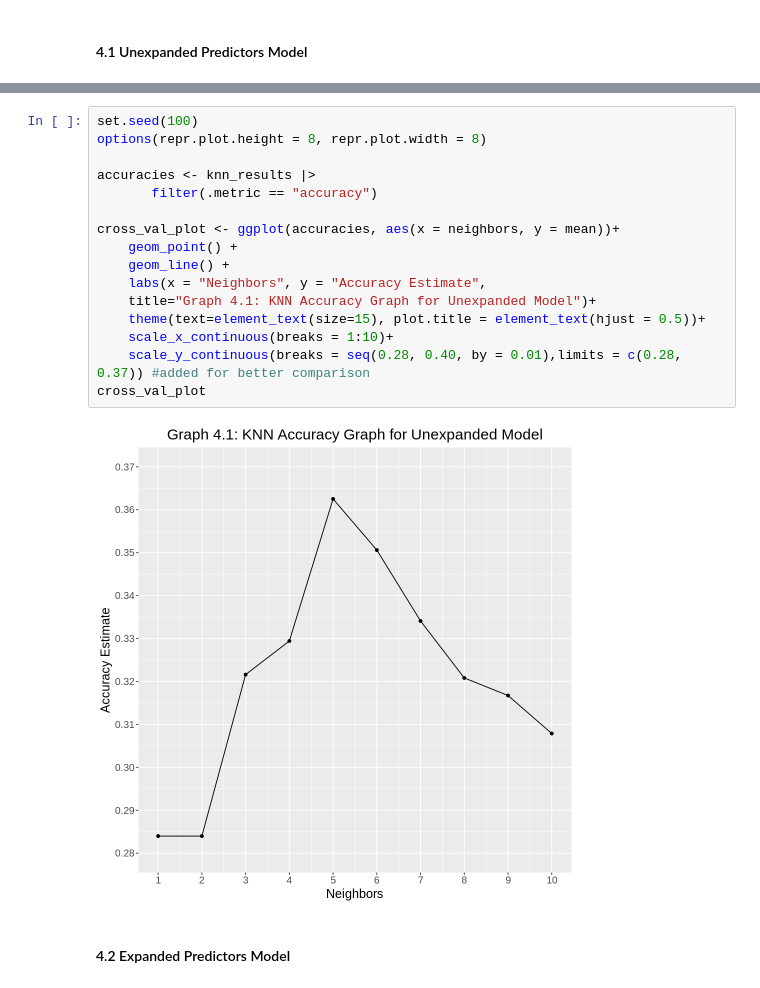
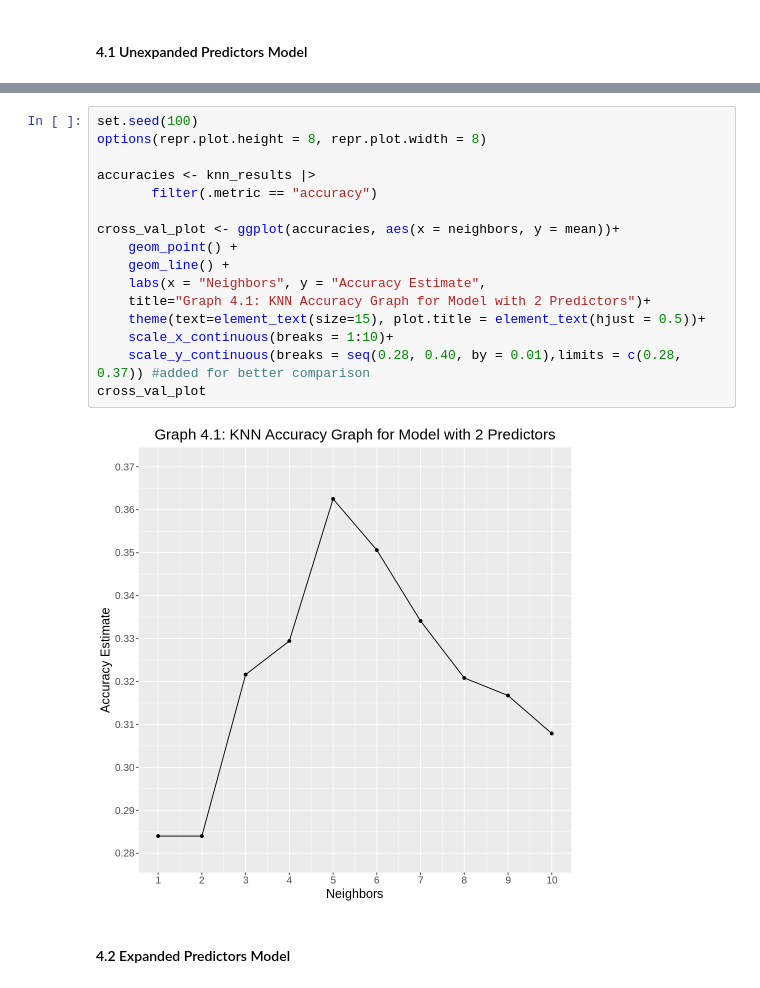
Before and after one commit to colinyee9935/DSCI100_Group_Project, a Jupyter notebook: Project Proposal version 0.0.1.ipynb, the cells around one changed output, grey strips where cells are left out. Cells and saved outputs as stored; diff of their text form.

```diff
--- a/Project Proposal version 0.0.1.ipynb
+++ b/Project Proposal version 0.0.1.ipynb
@@ -419,21 +404,21 @@ Table 4.1: Prediction Correctness of Unexpanded Model by Varying Neighbours
 # %%
 set.seed(100)
 options(repr.plot.height = 8, repr.plot.width = 8)
 
 accuracies <- knn_results |>
        filter(.metric == "accuracy")
 
 cross_val_plot <- ggplot(accuracies, aes(x = neighbors, y = mean))+
     geom_point() +
     geom_line() +
     labs(x = "Neighbors", y = "Accuracy Estimate",
-    title="Graph 4.1: KNN Accuracy Graph for Unexpanded Model")+
+    title="Graph 4.1: KNN Accuracy Graph for Model with 2 Predictors")+
     theme(text=element_text(size=15), plot.title = element_text(hjust = 0.5))+
     scale_x_continuous(breaks = 1:10)+
     scale_y_continuous(breaks = seq(0.28, 0.40, by = 0.01),limits = c(0.28, 0.37)) #added for better comparison
 cross_val_plot
 # %% [output]
-[figure, old version]
+[figure, new version]
 # %% [markdown]
 #### 4.2 Expanded Predictors Model
 # %%
```
Also changed, not shown: parts of 16 cells of this notebook.
